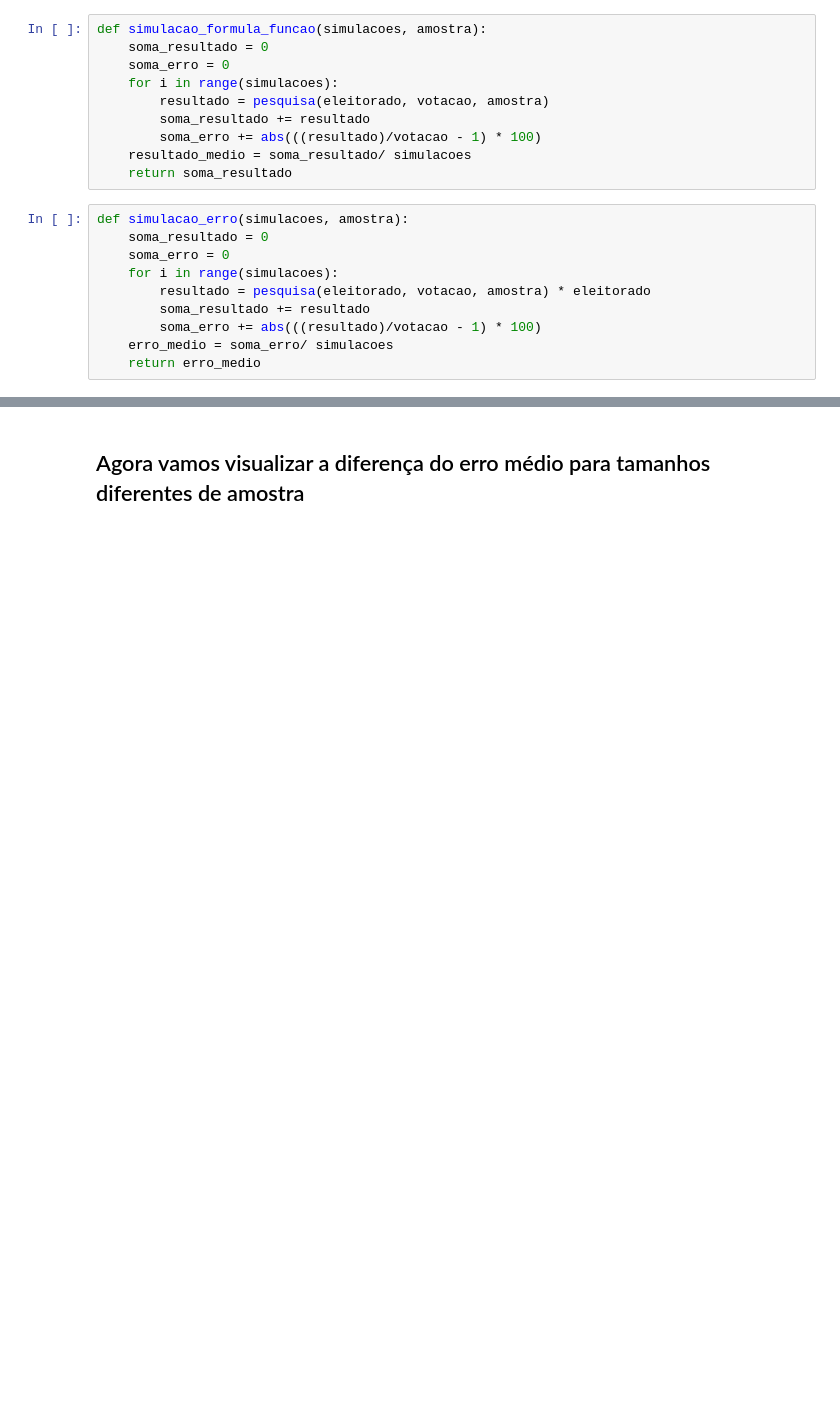
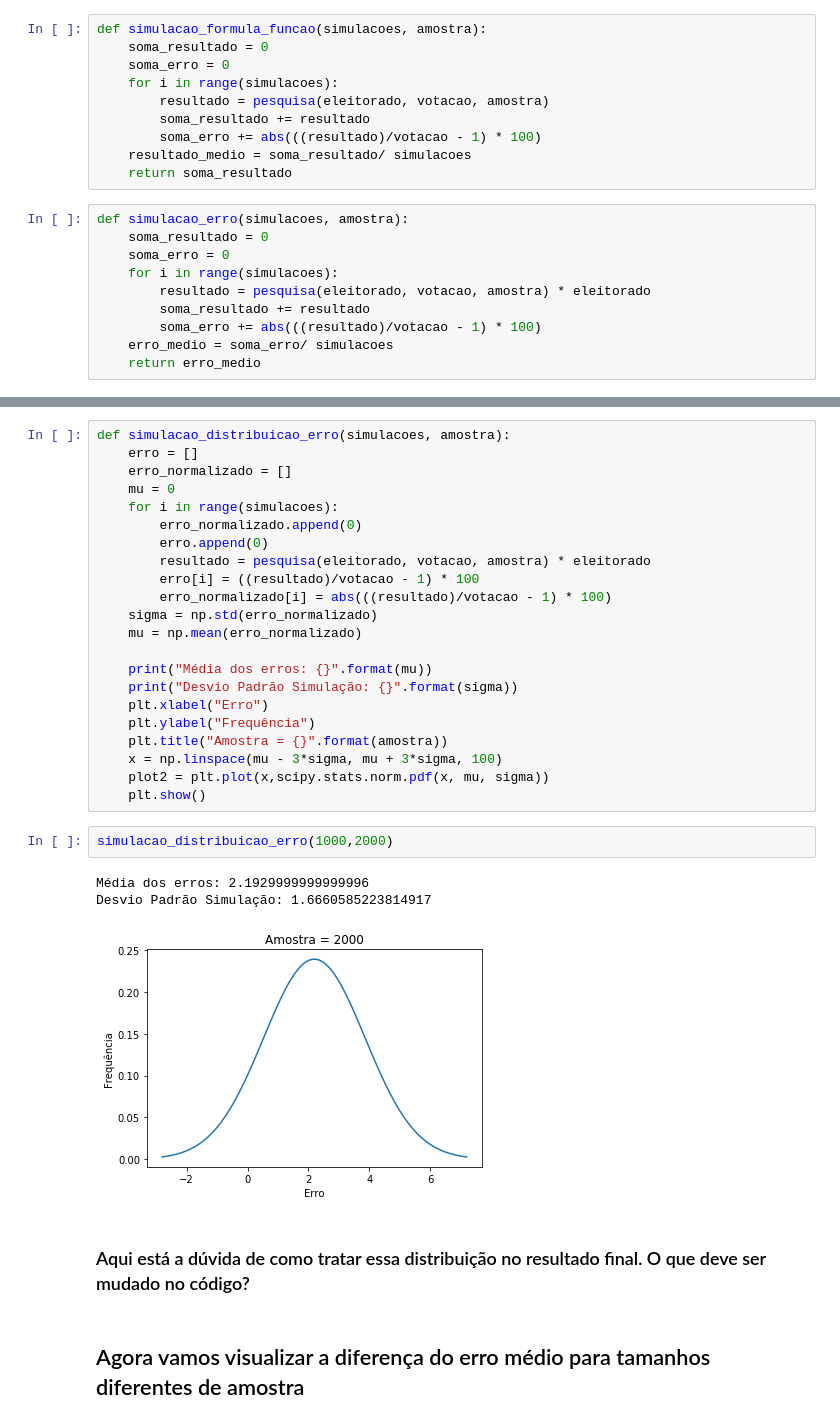
Before and after one commit to joaopppobr/SimulacaoPesquisaEleitoral, a Jupyter notebook: analise-pesquisa-eleitoral.ipynb, the cells around one changed output, grey strips where cells are left out. Cells and saved outputs as stored; diff of their text form; blank space fills up the shorter version.

```diff
--- a/analise-pesquisa-eleitoral.ipynb
+++ b/analise-pesquisa-eleitoral.ipynb
@@ -58,3 +97,33 @@ def simulacao_erro(simulacoes, amostra):
+# %%
+def simulacao_distribuicao_erro(simulacoes, amostra):
+    erro = []
+    erro_normalizado = []
+    mu = 0
+    for i in range(simulacoes):
+        erro_normalizado.append(0)
+        erro.append(0)
+        resultado = pesquisa(eleitorado, votacao, amostra) * eleitorado
+        erro[i] = ((resultado)/votacao - 1) * 100
+        erro_normalizado[i] = abs(((resultado)/votacao - 1) * 100)
+    sigma = np.std(erro_normalizado)
+    mu = np.mean(erro_normalizado)
+
+    print("Média dos erros: {}".format(mu))
+    print("Desvio Padrão Simulação: {}".format(sigma))
+    plt.xlabel("Erro")
+    plt.ylabel("Frequência")
+    plt.title("Amostra = {}".format(amostra))
+    x = np.linspace(mu - 3*sigma, mu + 3*sigma, 100)
+    plot2 = plt.plot(x,scipy.stats.norm.pdf(x, mu, sigma))
+    plt.show()
+# %%
+simulacao_distribuicao_erro(1000,2000)
+# %% [output]
+Média dos erros: 2.1929999999999996
+Desvio Padrão Simulação: 1.6660585223814917
+[figure, added]
+# %% [markdown]
+### Aqui está a dúvida de como tratar essa distribuição no resultado final. O que deve ser mudado no código?
 # %% [markdown]
 ## Agora vamos visualizar a diferença do erro médio para tamanhos diferentes de amostra
 # %% [markdown]
```
Also changed, not shown: parts of 9 cells of this notebook, 1 other file.
